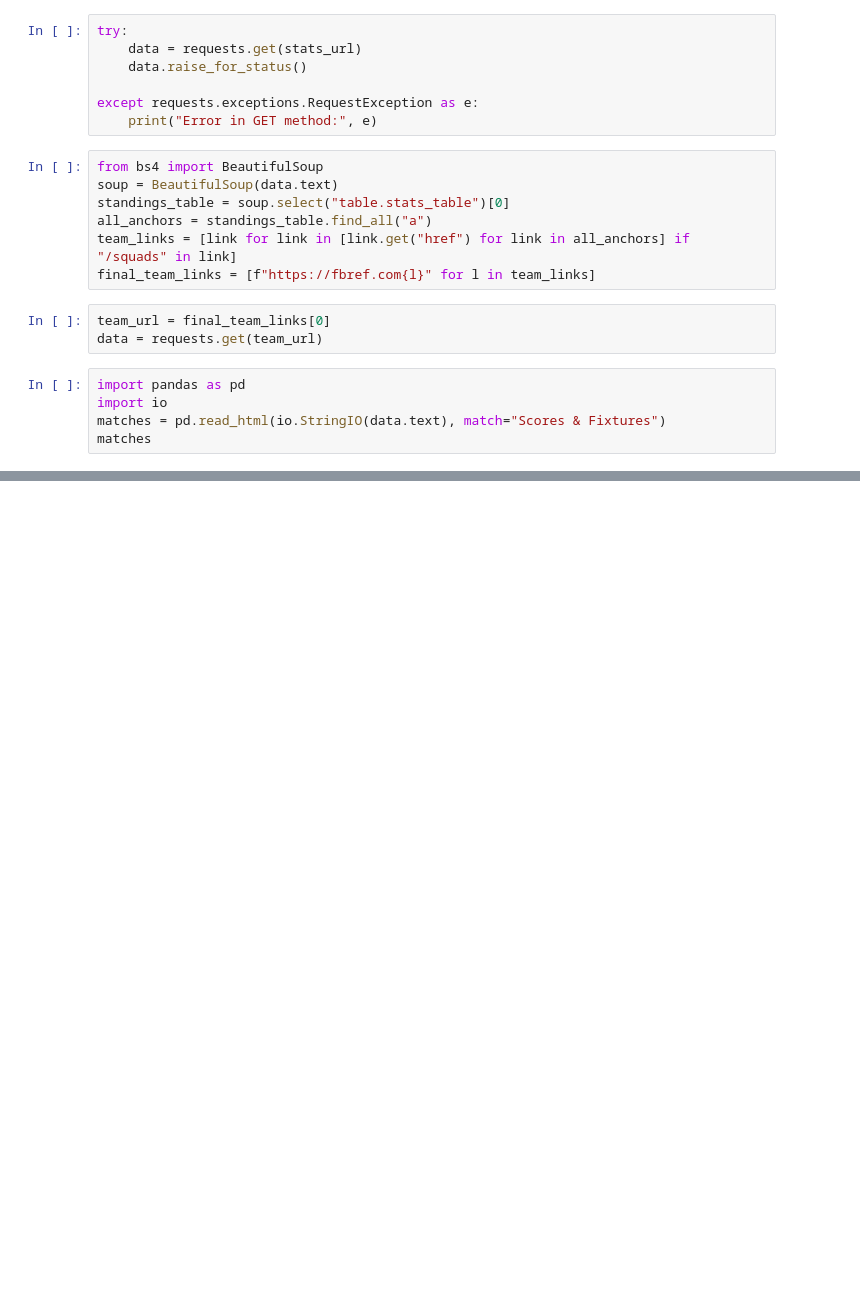
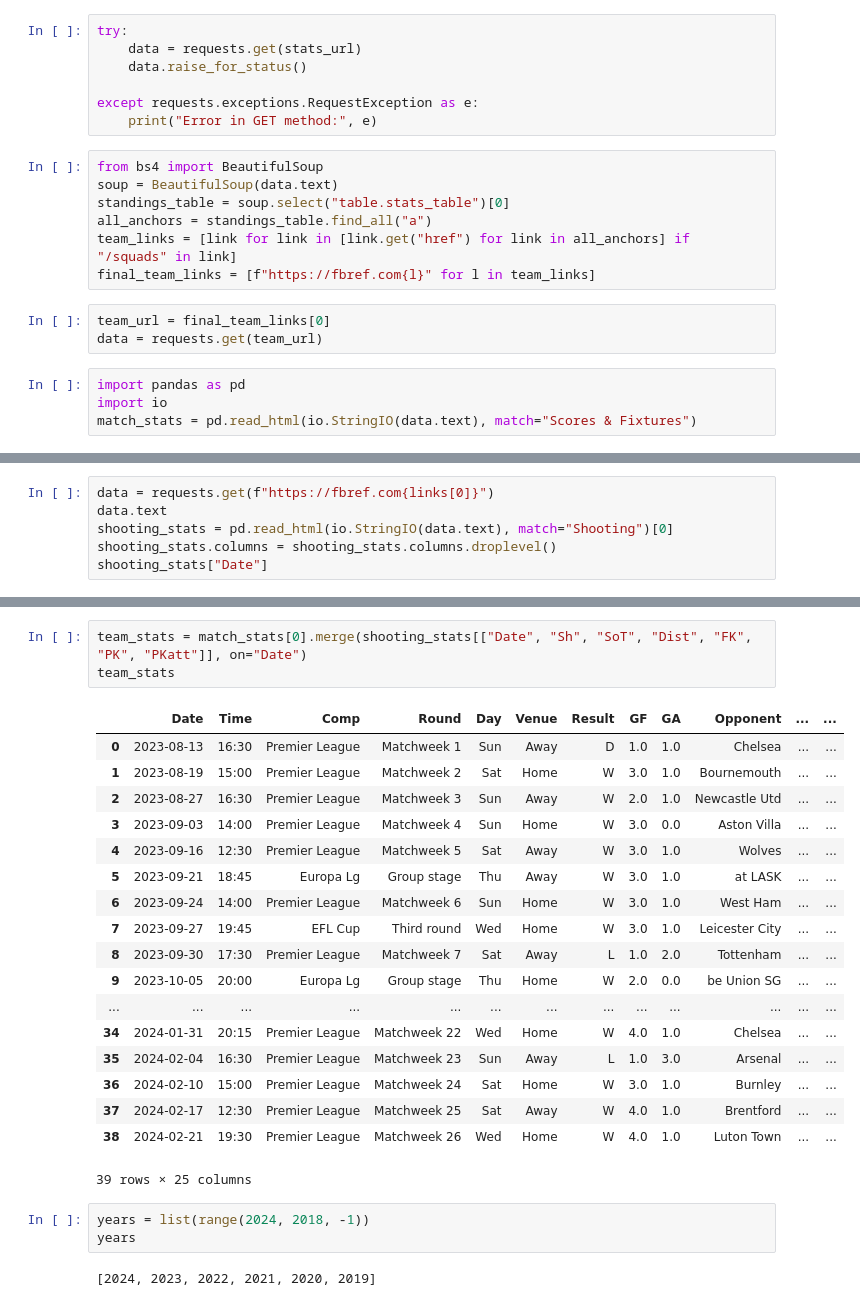
Before and after one commit to atanaspatterson/Soccer-Predictor, a Jupyter notebook: Untitled.ipynb, the cells around one changed output, grey strips where cells are left out. Saved outputs shown, nothing was run; the diff lists cells and outputs as text; blank space fills up the shorter version.

Commit message:
gathered data from 1 team, 1 season

```diff
--- a/Untitled.ipynb
+++ b/Untitled.ipynb
@@ -22,5 +22,4 @@ data = requests.get(team_url)
 # %%
 import pandas as pd
 import io
-matches = pd.read_html(io.StringIO(data.text), match="Scores & Fixtures")
-matches
+match_stats = pd.read_html(io.StringIO(data.text), match="Scores & Fixtures")
@@ -44,0 +31,6 @@ matches
+# %%
+data = requests.get(f"https://fbref.com{links[0]}")
+data.text
+shooting_stats = pd.read_html(io.StringIO(data.text), match="Shooting")[0]
+shooting_stats.columns = shooting_stats.columns.droplevel()
+shooting_stats["Date"]
@@ -44,0 +55,27 @@ matches
+# %%
+team_stats = match_stats[0].merge(shooting_stats[["Date", "Sh", "SoT", "Dist", "FK", "PK", "PKatt"]], on="Date")
+team_stats
+# %% [output]
+|  | Date | Time | Comp | Round | Day | Venue | Result | GF | GA | Opponent | ... | ... |
+| 0 | 2023-08-13 | 16:30 | Premier League | Matchweek 1 | Sun | Away | D | 1.0 | 1.0 | Chelsea | ... | ... |
+| 1 | 2023-08-19 | 15:00 | Premier League | Matchweek 2 | Sat | Home | W | 3.0 | 1.0 | Bournemouth | ... | ... |
+| 2 | 2023-08-27 | 16:30 | Premier League | Matchweek 3 | Sun | Away | W | 2.0 | 1.0 | Newcastle Utd | ... | ... |
+| 3 | 2023-09-03 | 14:00 | Premier League | Matchweek 4 | Sun | Home | W | 3.0 | 0.0 | Aston Villa | ... | ... |
+| 4 | 2023-09-16 | 12:30 | Premier League | Matchweek 5 | Sat | Away | W | 3.0 | 1.0 | Wolves | ... | ... |
+| 5 | 2023-09-21 | 18:45 | Europa Lg | Group stage | Thu | Away | W | 3.0 | 1.0 | at LASK | ... | ... |
+| 6 | 2023-09-24 | 14:00 | Premier League | Matchweek 6 | Sun | Home | W | 3.0 | 1.0 | West Ham | ... | ... |
+| 7 | 2023-09-27 | 19:45 | EFL Cup | Third round | Wed | Home | W | 3.0 | 1.0 | Leicester City | ... | ... |
+| 8 | 2023-09-30 | 17:30 | Premier League | Matchweek 7 | Sat | Away | L | 1.0 | 2.0 | Tottenham | ... | ... |
+| 9 | 2023-10-05 | 20:00 | Europa Lg | Group stage | Thu | Home | W | 2.0 | 0.0 | be Union SG | ... | ... |
+| ... | ... | ... | ... | ... | ... | ... | ... | ... | ... | ... | ... | ... |
+| 34 | 2024-01-31 | 20:15 | Premier League | Matchweek 22 | Wed | Home | W | 4.0 | 1.0 | Chelsea | ... | ... |
+| 35 | 2024-02-04 | 16:30 | Premier League | Matchweek 23 | Sun | Away | L | 1.0 | 3.0 | Arsenal | ... | ... |
+| 36 | 2024-02-10 | 15:00 | Premier League | Matchweek 24 | Sat | Home | W | 3.0 | 1.0 | Burnley | ... | ... |
+| 37 | 2024-02-17 | 12:30 | Premier League | Matchweek 25 | Sat | Away | W | 4.0 | 1.0 | Brentford | ... | ... |
+| 38 | 2024-02-21 | 19:30 | Premier League | Matchweek 26 | Wed | Home | W | 4.0 | 1.0 | Luton Town | ... | ... |
+39 rows × 25 columns
+# %%
+years = list(range(2024, 2018, -1))
+years
+# %% [output]
+[2024, 2023, 2022, 2021, 2020, 2019]
```
Also changed, not shown: parts of 3 cells of this notebook.
